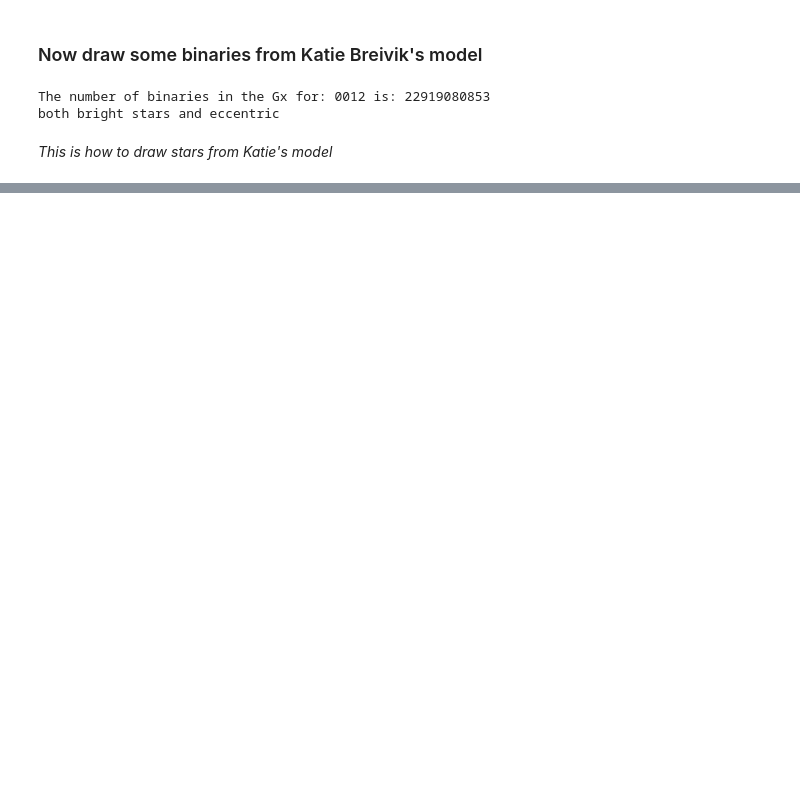
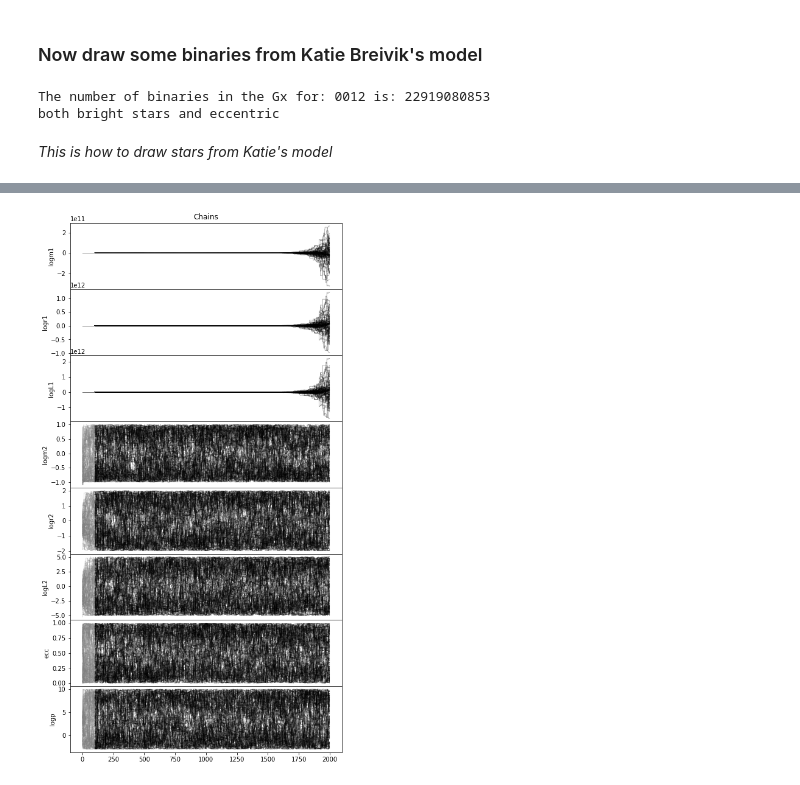
Before and after one commit to avapolzin/EBLSST, a Jupyter notebook: input/TRILEGAL/getTRILEGAL.ipynb, the cells around one changed output, grey strips where cells are left out. Cells and saved outputs as stored; diff of their text form; code cells hidden in the pictures; blank space fills up the shorter version.

```diff
--- a/input/TRILEGAL/getTRILEGAL.ipynb
+++ b/input/TRILEGAL/getTRILEGAL.ipynb
@@ -206,0 +272,26 @@ print(BreivikBin)
+# %%
+nwalkers = 100
+ncores = 4
+ndim = 8
+nsamples = 2000
+
+paramsNames = ['m1', 'rad1', 'Lum1', 'm2', 'rad2', 'Lum2', 'ecc', 'logp']
+outNames = ['logm1', 'logr1', 'logL1', 'logm2', 'logr2', 'logL2', 'ecc', 'logp']
+reNames = {}
+for x,y in zip(paramsNames, outNames):
+    reNames[x] = y
+
+BreivikBin = g.GxSample(int(nwalkers))
+
+walkers = pd.concat( [ BreivikBin[paramsNames[:-2]].apply(np.log10), BreivikBin[paramsNames[-2:]] ], axis=1)
+walkers.rename(columns = reNames, inplace=True)
+
+sampler = emcee.EnsembleSampler(nwalkers, ndim, lnprob, threads = ncores)
+
+foo = sampler.run_mcmc(walkers.values, nsamples)
+# %%
+nburn = 100
+#paramsNames = ['m2', 'rad2', 'Lum2', 'ecc', 'porb']
+axC = plotChains(sampler, nburn, outNames)
+# %% [output]
+[figure, added]
```
Also changed, not shown: parts of 16 cells of this notebook, 1 other file.
